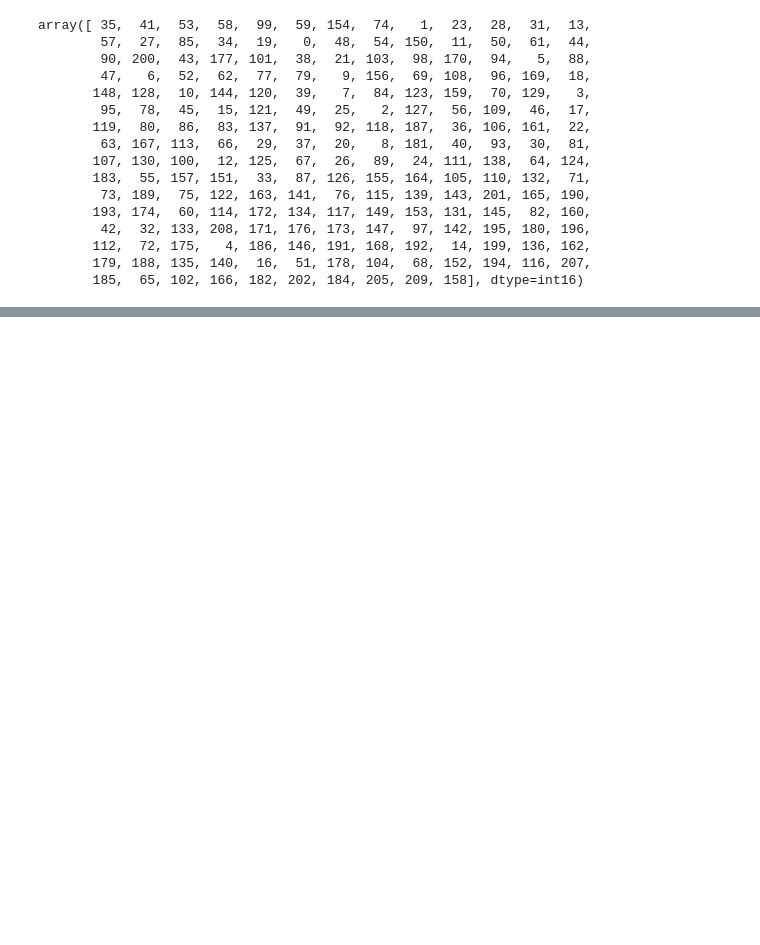
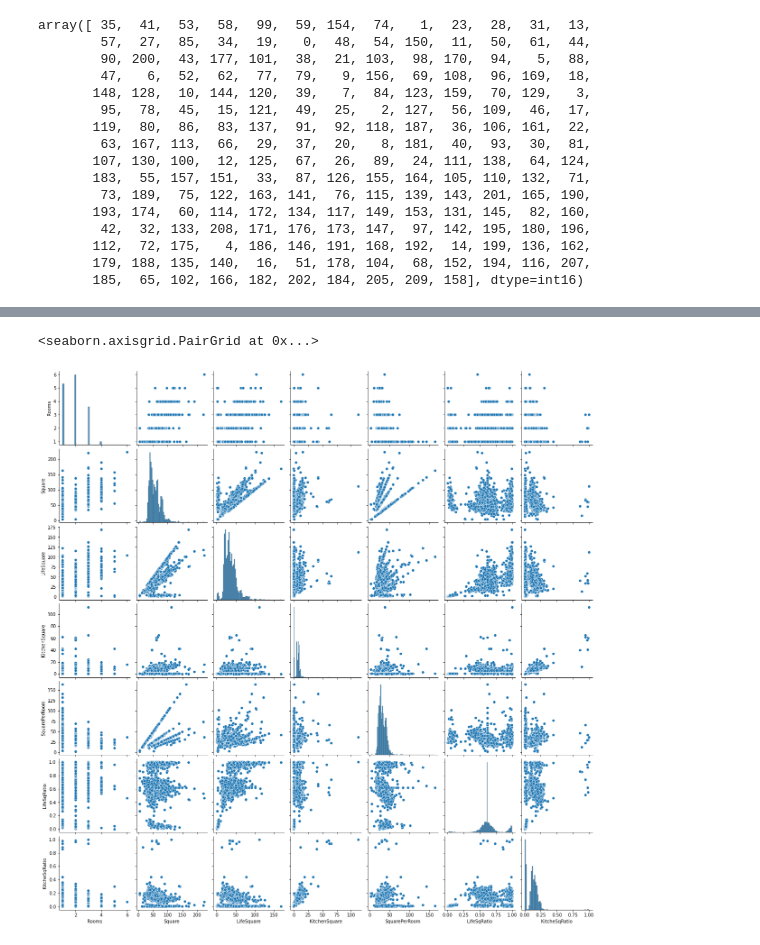
Before and after one commit to zhr9k/libs-for-data-science, a Jupyter notebook: kursach.ipynb, the cells around one changed output, grey strips where cells are left out. Cells and saved outputs as stored; diff of their text form; code cells hidden in the pictures; blank space fills up the shorter version.

```diff
--- a/kursach.ipynb
+++ b/kursach.ipynb
@@ -712,0 +912,6 @@ Name: DistrictId, Length: 10000, dtype: float64
+# %%
+must_be_square = df_test.loc[df_test['LifeSqRatio'].between(1, 1.2), 'LifeSquare']
+
+df_test.loc[df_test['LifeSqRatio'].between(1, 1.2), 'LifeSquare'] =\
+                            df_test.loc[df_test['LifeSqRatio'].between(1, 1.2), 'Square']
+df_test.loc[df_test['LifeSqRatio'].between(1, 1.2), 'Square'] = must_be_square
@@ -712,0 +934,11 @@ Name: DistrictId, Length: 10000, dtype: float64
+# %%
+df_test.loc[df_test['LifeSqRatio'].isna(), 'LifeSquare'] = df_test.loc[df_test['LifeSqRatio'].isna(), 'Square'] * life_sq_med
+# %%
+df_test['LifeSqRatio'] = df_test['LifeSquare'] / df_test['Square']
+# %%
+df_test = df_test.rename(columns={'KitchenSqRatio': 'KitcheSqRatio'})
+# %%
+sns.pairplot(df_test[square_feats])
+# %% [output]
+<seaborn.axisgrid.PairGrid at 0x...>
+[figure, added]
```
Also changed, not shown: parts of 69 cells of this notebook.
